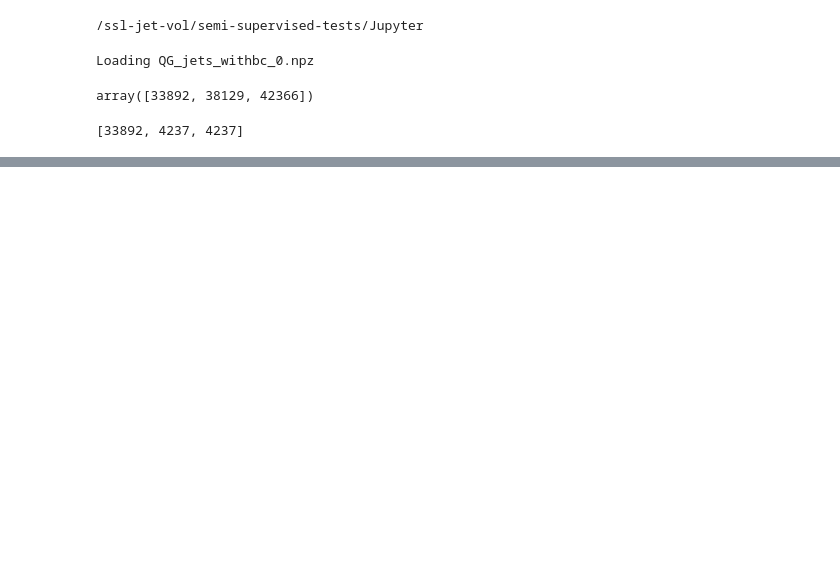
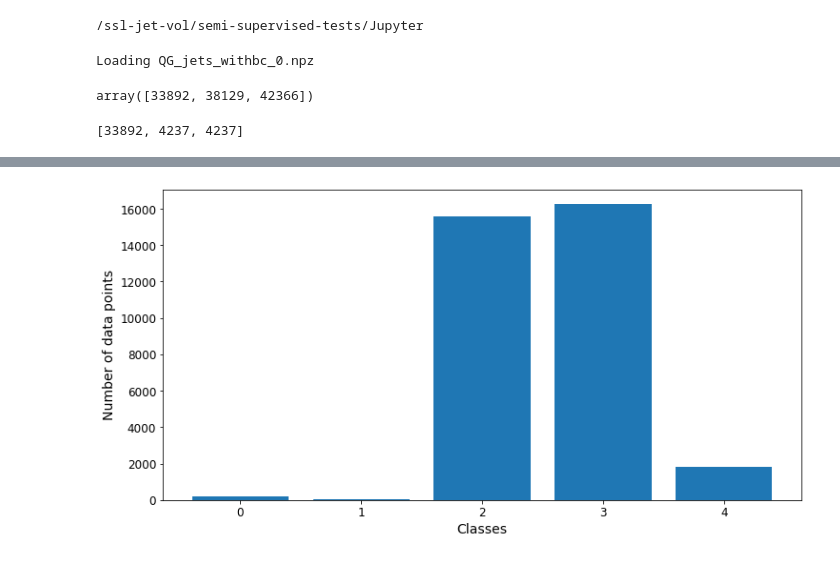
Before and after one commit to JavierZhao/semi-supervised-tests, a Jupyter notebook: Jupyter/ssl_tests_train_model.ipynb, the cells around one changed output, grey strips where cells are left out. Saved outputs shown, nothing was run; the diff lists cells and outputs as text; code cells hidden in the pictures; blank space fills up the shorter version.

```diff
--- a/Jupyter/ssl_tests_train_model.ipynb
+++ b/Jupyter/ssl_tests_train_model.ipynb
@@ -158,0 +188,6 @@ plt.show()
+# %%
+classes = np.array([i for i in range(5)])
+labels_arr = data.y[train_mask].cpu().numpy()
+class_dict = plot_class_balance(classes, labels_arr)
+# %% [output]
+[figure, added]
```
Also changed, not shown: parts of 12 cells of this notebook.
